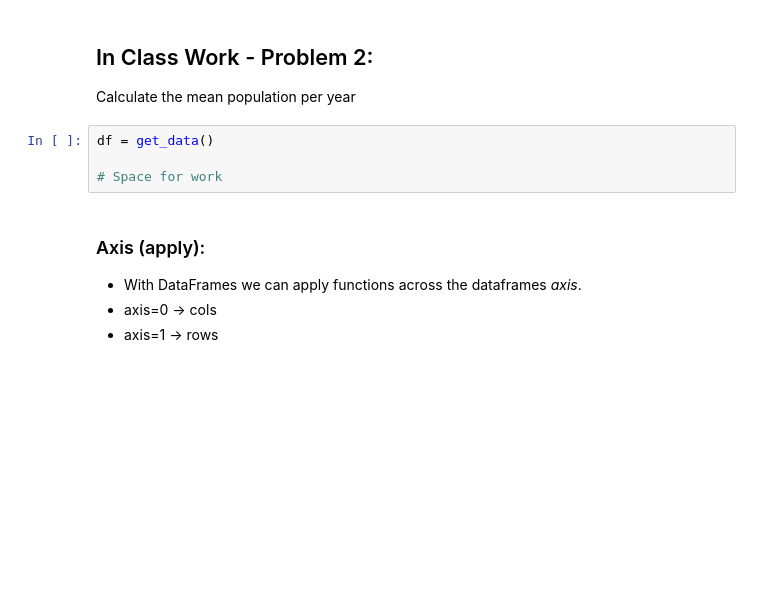
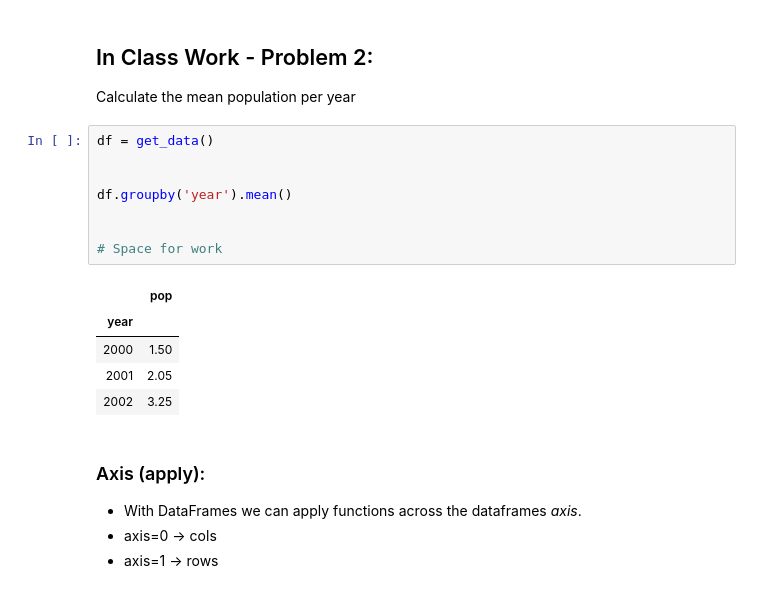
Before and after one commit to agerner19/agerner19.github.io, a Jupyter notebook: lectures/Pandas 01.ipynb, the cells around one changed output. Drawn from its saved outputs; the diff is of its cells as text; blank space fills up the shorter version.

```diff
--- a/lectures/Pandas 01.ipynb
+++ b/lectures/Pandas 01.ipynb
@@ -391,7 +445,17 @@ Calculate the mean population per year
 # %%
 df = get_data()
 
+
+df.groupby('year').mean()
+
+
 # Space for work
+# %% [output]
+|  | pop |
+| year |  |
+| 2000 | 1.50 |
+| 2001 | 2.05 |
+| 2002 | 3.25 |
 # %% [markdown]
 ### Axis (apply):
  - With DataFrames we can apply functions across the dataframes *axis*.
```
Also changed, not shown: parts of 12 cells of this notebook, 49 other files.
